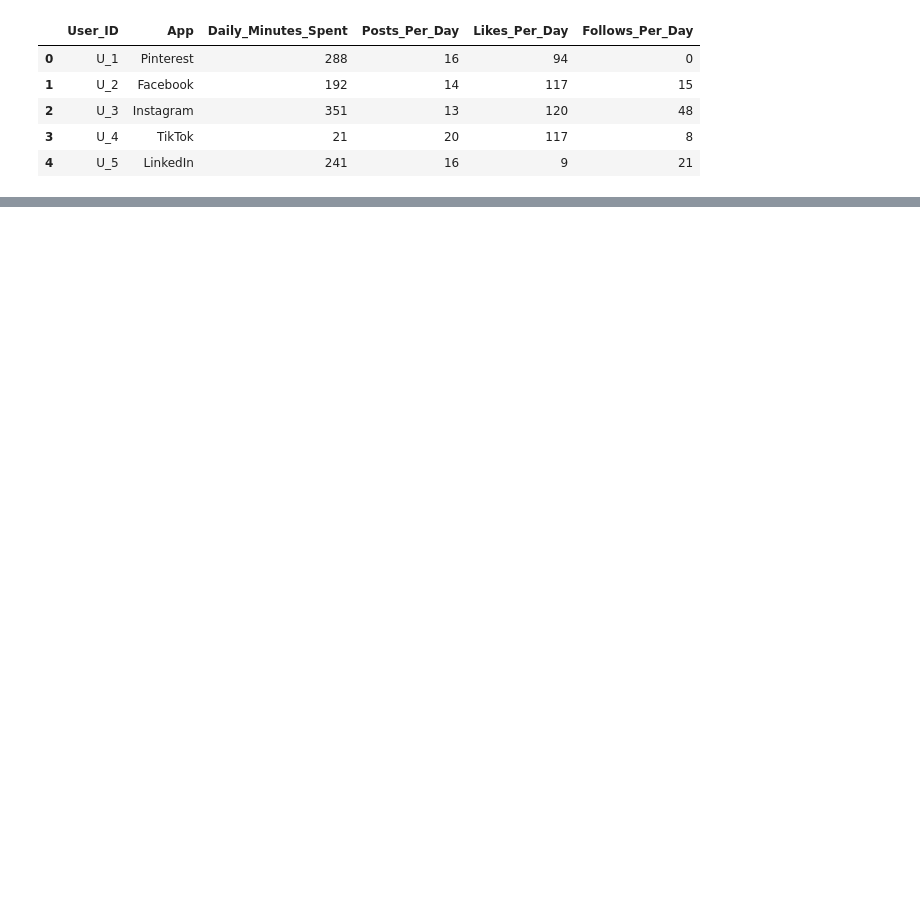
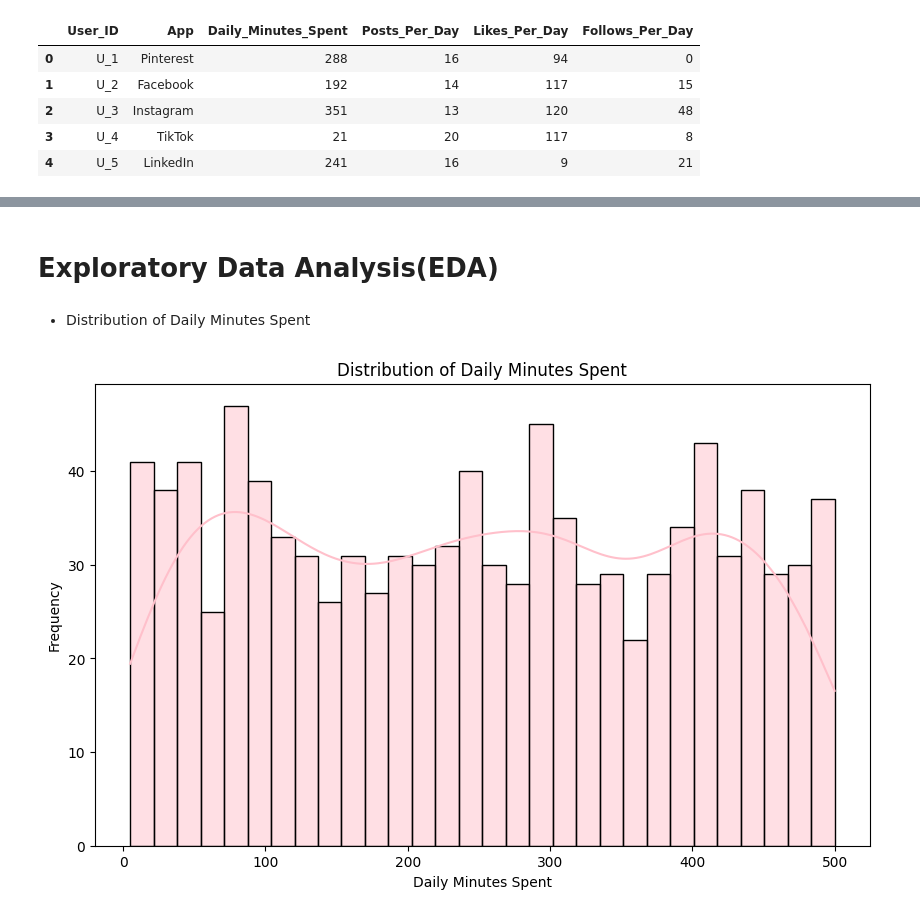
Before and after one commit to kumawatmanish05/Social_media_Usage_analysis, a Jupyter notebook: social-media-analysis.ipynb, the cells around one changed output, grey strips where cells are left out. Cells and saved outputs as stored; diff of their text form; code cells hidden in the pictures; blank space fills up the shorter version.

Commit message:
Kaggle Notebook | Social_media_analysis | Version 4

```diff
--- a/social-media-analysis.ipynb
+++ b/social-media-analysis.ipynb
@@ -42,0 +50,18 @@ df.head()
+# %%
+# Check for duplicate User_IDs
+duplicate_users = df['User_ID'].duplicated().sum()
+print(f"Number of duplicate User_IDs: {duplicate_users}")
+
+# Since User_ID should be unique, let's confirm this
+if duplicate_users == 0:
+    print("All User_IDs are unique.")
+
+# Convert 'App' column to category type
+df['App'] = df['App'].astype('category')
+
+# Summary of categorical variables
+print("\nSummary of Categorical Variables:")
+print(df.select_dtypes(include=['category']).describe())
+
+# Encode 'App' for modeling purposes
+df['App_Code'] = df['App'].cat.codes
@@ -42,0 +78,13 @@ df.head()
+# %% [markdown]
+# Exploratory Data Analysis(EDA)
+# %% [markdown]
+* Distribution of Daily Minutes Spent
+# %%
+plt.figure(figsize=(10,6))
+sns.histplot(df['Daily_Minutes_Spent'], bins=30, kde=True, color='pink')
+plt.title('Distribution of Daily Minutes Spent')
+plt.xlabel('Daily Minutes Spent')
+plt.ylabel('Frequency')
+plt.show()
+# %% [output]
+[figure, added]
```
Also changed, not shown: parts of 14 cells of this notebook.
